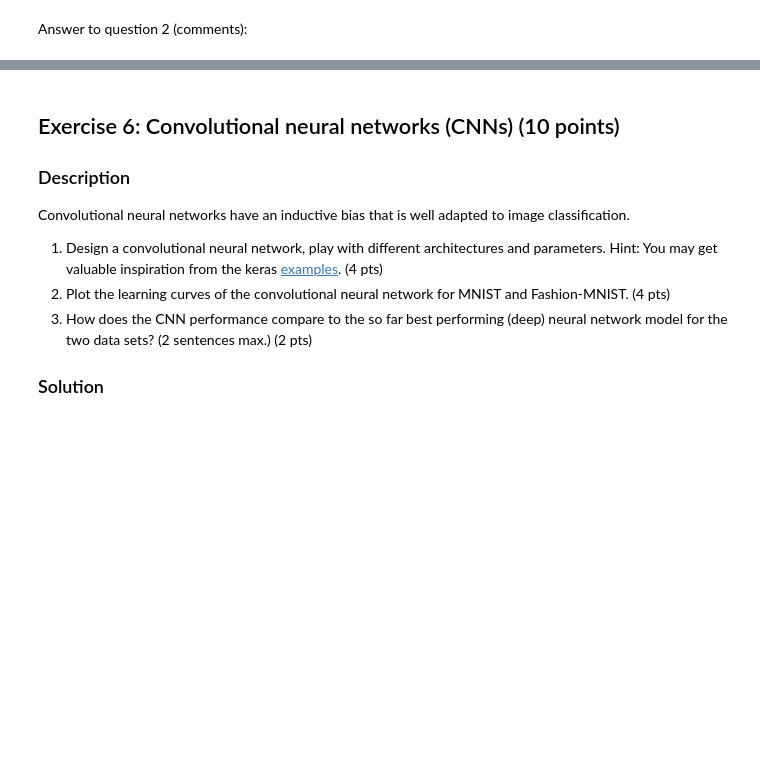
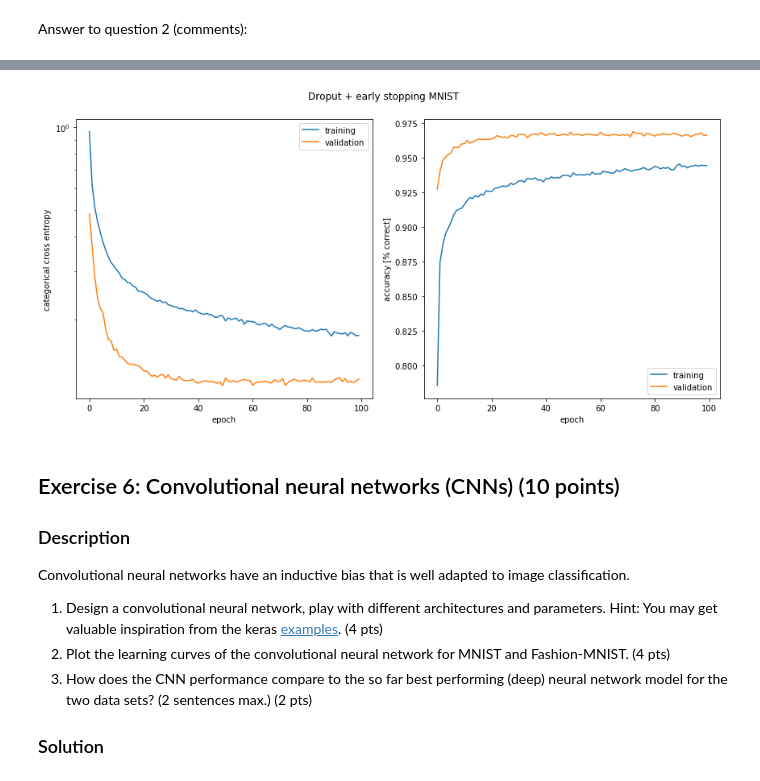
Before and after one commit to FrancescoPase/ANN, a Jupyter notebook: miniproject1.ipynb, the cells around one changed output, grey strips where cells are left out. Cells and saved outputs as stored; diff of their text form; code cells hidden in the pictures; blank space fills up the shorter version.

```diff
--- a/miniproject1.ipynb
+++ b/miniproject1.ipynb
@@ -509,7 +598,7 @@ model = Sequential()
 model.add(Dense(50, input_dim = 784, activation='relu'))
 model.add(BatchNormalization())
 model.add(Activation('relu'))
-model.add(Dropout(rate=0.48))
+model.add(Dropout(rate=0.45))
 
 
 
@@ -526,6 +633,8 @@ histories["DropoutMNIST"] = history
 # %%
-#plot_history(histories["DropoutMNIST"], "Droput + early stopping MNIST");
-plot_history(history, "Droput + early stopping MNIST");
+plot_history(histories["DropoutMNIST"], "Droput + early stopping MNIST");
+#plot_history(history, "Droput + early stopping MNIST");
+# %% [output]
+[figure, added]
 # %% [markdown]
 ## Exercise 6: Convolutional neural networks (CNNs) (10 points)
 
```
Also changed, not shown: parts of 34 cells of this notebook, 4 other files.
